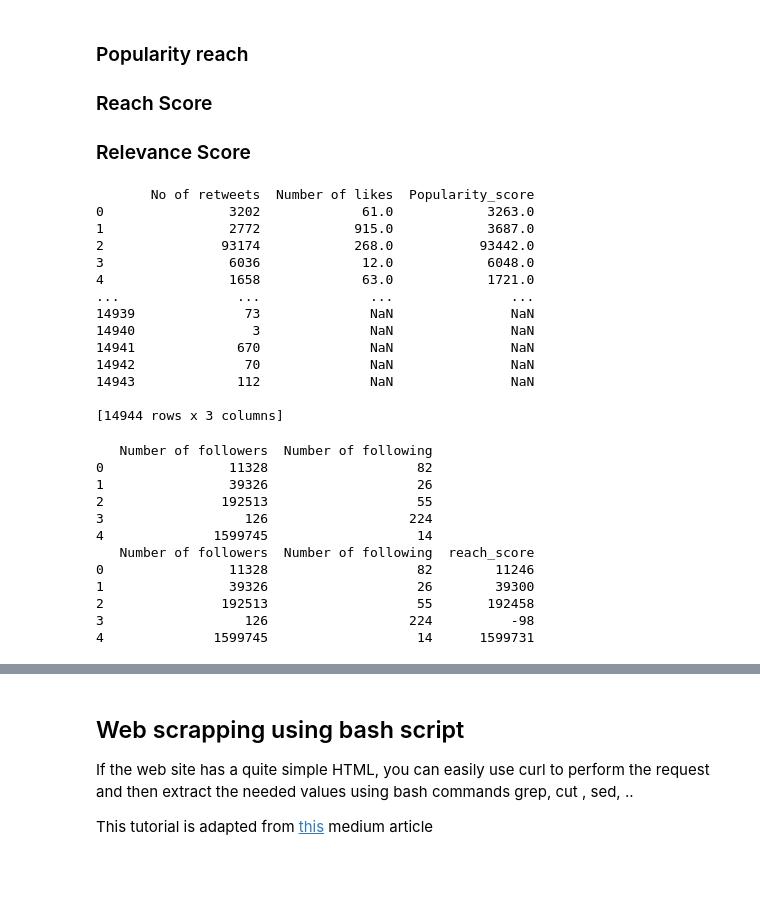
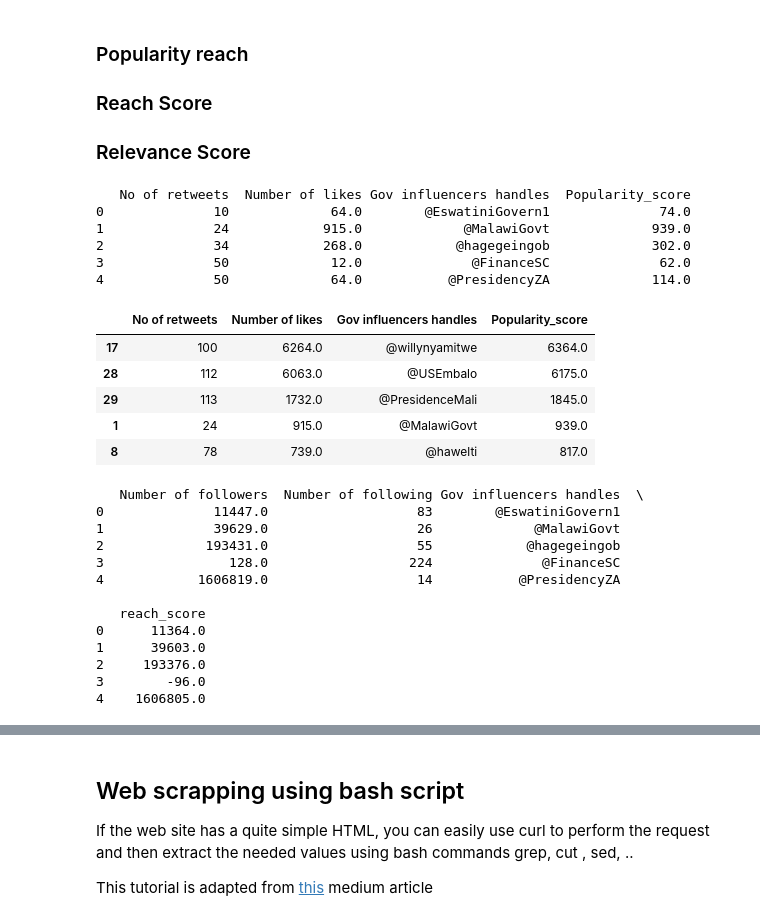
Before and after one commit to rofiahadeshina/QuickStart2020, a Jupyter notebook: week1/notebook/week1_of_scrapping_starter updated.ipynb, the cells around one changed output, grey strips where cells are left out. Cells and saved outputs as stored; diff of their text form; code cells hidden in the pictures; blank space fills up the shorter version.

```diff
--- a/week1/notebook/week1_of_scrapping_starter updated.ipynb
+++ b/week1/notebook/week1_of_scrapping_starter updated.ipynb
@@ -408,41 +556,42 @@ def get_hashtags(fl_handles):
 ### Relevance Score
 # %%
 #popularity reach = retweets + likes
-popularity = pd.concat([gov_retweets,total_like], axis=1)
+popularity = pd.concat([gov_retweets,total_like,df_gov_handle], axis=1)
 #print(popularity)
 popularity["Popularity_score"] = popularity["No of retweets"]+popularity["Number of likes"]
-print(popularity)
+print(popularity.head())
 # %% [output]
-       No of retweets  Number of likes  Popularity_score
-0                3202             61.0            3263.0
-1                2772            915.0            3687.0
-2               93174            268.0           93442.0
-3                6036             12.0            6048.0
-4                1658             63.0            1721.0
-...               ...              ...               ...
-14939              73              NaN               NaN
-14940               3              NaN               NaN
-14941             670              NaN               NaN
-14942              70              NaN               NaN
-14943             112              NaN               NaN
-
-[14944 rows x 3 columns]
+   No of retweets  Number of likes Gov influencers handles  Popularity_score
+0              10             64.0        @EswatiniGovern1              74.0
+1              24            915.0             @MalawiGovt             939.0
+2              34            268.0            @hagegeingob             302.0
+3              50             12.0              @FinanceSC              62.0
+4              50             64.0           @PresidencyZA             114.0
+# %%
+popularity.sort_values("Popularity_score", ascending=False).head()
+# %% [output]
+|  | No of retweets | Number of likes | Gov influencers handles | Popularity_score |
+| 17 | 100 | 6264.0 | @willynyamitwe | 6364.0 |
+| 28 | 112 | 6063.0 | @USEmbalo | 6175.0 |
+| 29 | 113 | 1732.0 | @PresidenceMali | 1845.0 |
+| 1 | 24 | 915.0 | @MalawiGovt | 939.0 |
+| 8 | 78 | 739.0 | @hawelti | 817.0 |
 # %%
 #Reach Score = followers - following
-reach = pd.concat([total_followers,gov_following], axis=1)
-print(reach.head())
+reach = pd.concat([total_followers,gov_following,df_gov_handle], axis=1)
 reach['reach_score']= reach["Number of followers"] - reach["Number of following"]
 print(reach.head())
 # %% [output]
-   Number of followers  Number of following
-0                11328                   82
-1                39326                   26
-2               192513                   55
-3                  126                  224
-4              1599745                   14
-   Number of followers  Number of following  reach_score
-0                11328                   82        11246
-1                39326                   26        39300
-2               192513                   55       192458
-3                  126                  224          -98
-4              1599745                   14      1599731
+   Number of followers  Number of following Gov influencers handles  \
+0              11447.0                   83        @EswatiniGovern1
+1              39629.0                   26             @MalawiGovt
+2             193431.0                   55            @hagegeingob
+3                128.0                  224              @FinanceSC
+4            1606819.0                   14           @PresidencyZA
+
+   reach_score
+0      11364.0
+1      39603.0
+2     193376.0
+3        -96.0
+4    1606805.0
```
Also changed, not shown: parts of 19 cells of this notebook, 4 other files.
